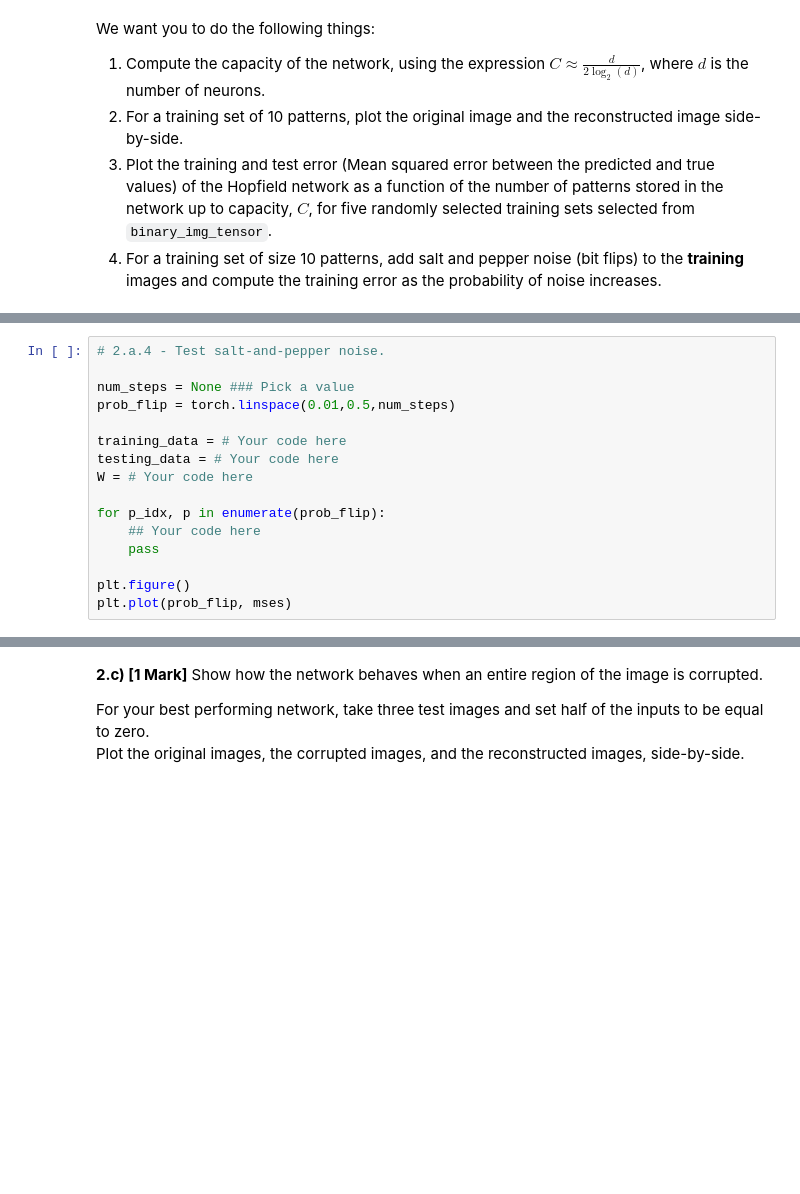
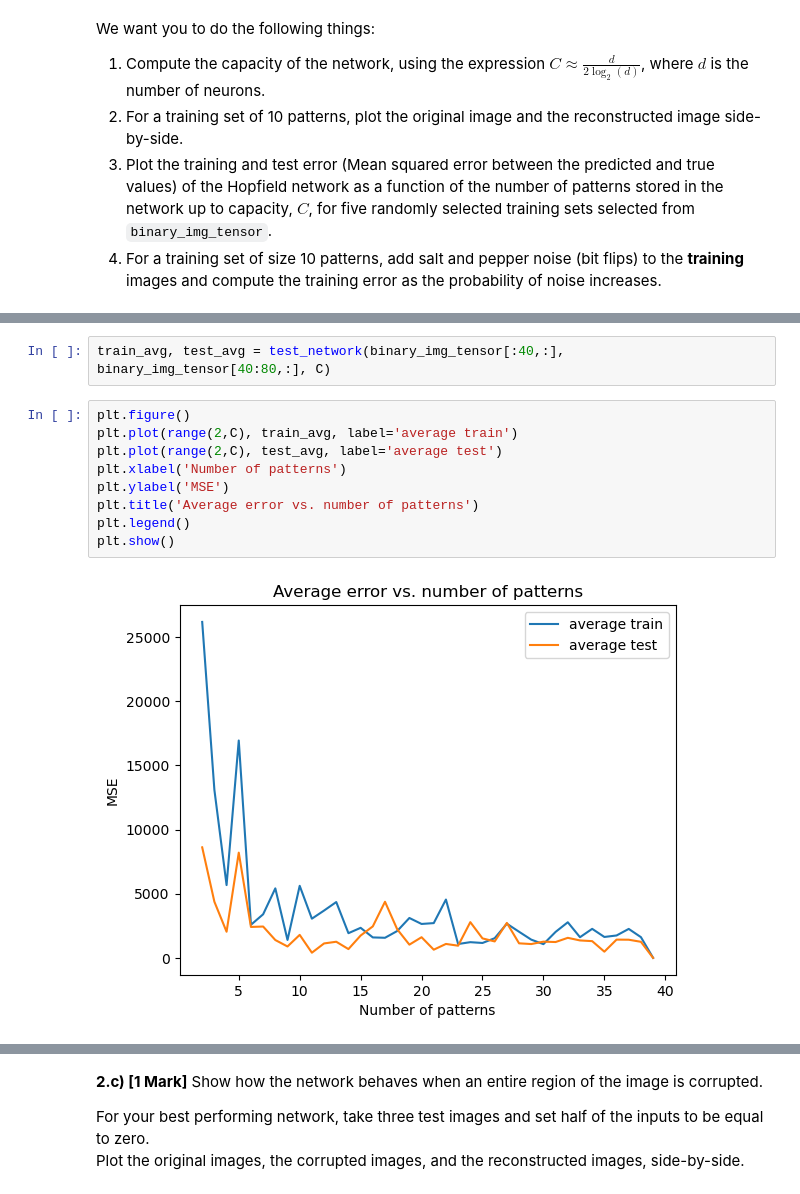
Before and after one commit to kateharvey/SYDE552, a Jupyter notebook: Assignments/20829173-syde552-assignment3.ipynb, the cells around one changed output, grey strips where cells are left out. Cells and saved outputs as stored; diff of their text form; blank space fills up the shorter version.

```diff
--- a/Assignments/20829173-syde552-assignment3.ipynb
+++ b/Assignments/20829173-syde552-assignment3.ipynb
@@ -200,16 +277,13 @@ plt.plot(range(2,C), average_results )
-# %%
-# 2.a.4 - Test salt-and-pepper noise.
-
-num_steps = None ### Pick a value
-prob_flip = torch.linspace(0.01,0.5,num_steps)
-
-training_data = # Your code here
-testing_data = # Your code here
-W = # Your code here
-
-for p_idx, p in enumerate(prob_flip):
-    ## Your code here
-    pass
-
-plt.figure()
-plt.plot(prob_flip, mses)
+# %%
+train_avg, test_avg = test_network(binary_img_tensor[:40,:], binary_img_tensor[40:80,:], C)
+# %%
+plt.figure()
+plt.plot(range(2,C), train_avg, label='average train')
+plt.plot(range(2,C), test_avg, label='average test')
+plt.xlabel('Number of patterns')
+plt.ylabel('MSE')
+plt.title('Average error vs. number of patterns')
+plt.legend()
+plt.show()
+# %% [output]
+[figure, added]
```
Also changed, not shown: parts of 35 cells of this notebook.
